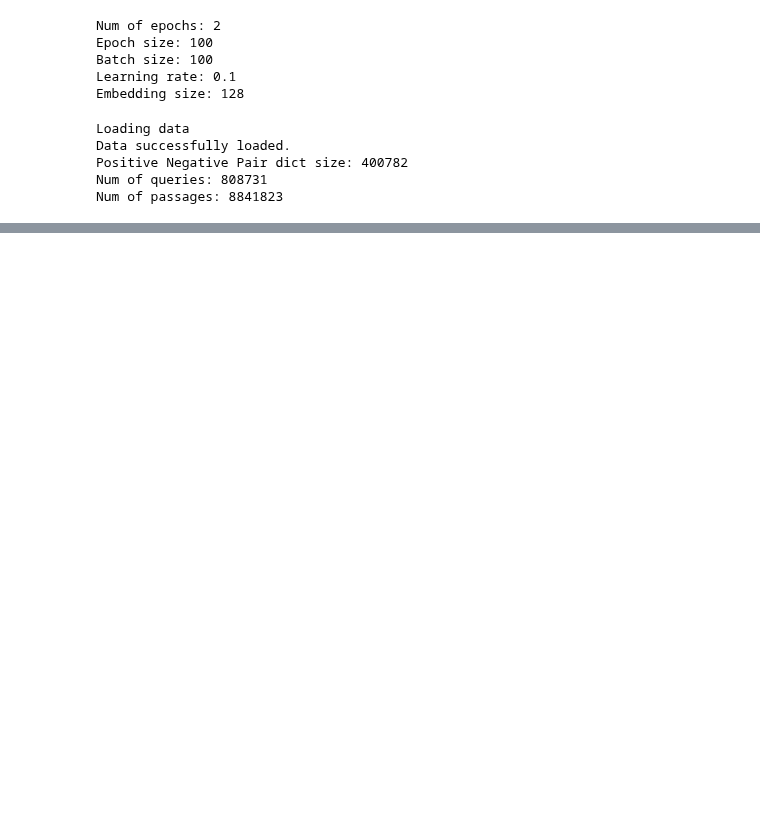
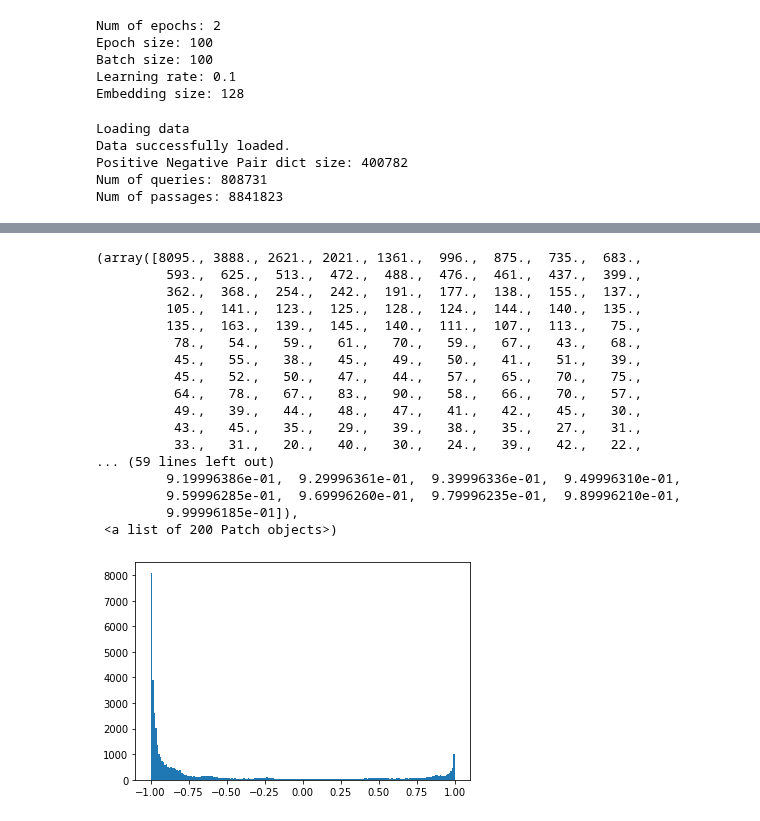
Before and after one commit to Chipxiang/search-exposure, a Jupyter notebook: dssm_main.ipynb, the cells around one changed output, grey strips where cells are left out. Saved outputs shown, nothing was run; the diff lists cells and outputs as text; code cells hidden in the pictures; blank space fills up the shorter version.

```diff
--- a/dssm_main.ipynb
+++ b/dssm_main.ipynb
@@ -55,0 +58,32 @@ qids = list(result_dict.keys())
+# %%
+with open('/home/jianx/data/results/result.teIn', 'w+') as f:
+    for qid in qids:
+        for rank, item in enumerate(sorted(result_dict[qid].items(), key=lambda x: (x[1], [-1, 1][random.randrange(2)]), reverse=True)):
+            f.write("{} Q0 {} {} {} run-id\n".format(qid, item[0],rank+1, item[1]))
+# %%
+import pandas as pd
+import matplotlib.pyplot as plt
+all_scores = []
+for i in qids:
+    for item in sorted(result_dict[i].items(), key=lambda x: (x[1], [-1, 1][random.randrange(2)]), reverse=True):
+        all_scores.append(item[1])
+plt.hist(all_scores, bins=200)
+# %% [output]
+(array([8095., 3888., 2621., 2021., 1361.,  996.,  875.,  735.,  683.,
+         593.,  625.,  513.,  472.,  488.,  476.,  461.,  437.,  399.,
+         362.,  368.,  254.,  242.,  191.,  177.,  138.,  155.,  137.,
+         105.,  141.,  123.,  125.,  128.,  124.,  144.,  140.,  135.,
+         135.,  163.,  139.,  145.,  140.,  111.,  107.,  113.,   75.,
+          78.,   54.,   59.,   61.,   70.,   59.,   67.,   43.,   68.,
+          45.,   55.,   38.,   45.,   49.,   50.,   41.,   51.,   39.,
+          45.,   52.,   50.,   47.,   44.,   57.,   65.,   70.,   75.,
+          64.,   78.,   67.,   83.,   90.,   58.,   66.,   70.,   57.,
+          49.,   39.,   44.,   48.,   47.,   41.,   42.,   45.,   30.,
+          43.,   45.,   35.,   29.,   39.,   38.,   35.,   27.,   31.,
+          33.,   31.,   20.,   40.,   30.,   24.,   39.,   42.,   22.,
+... (59 lines left out)
+         9.19996386e-01,  9.29996361e-01,  9.39996336e-01,  9.49996310e-01,
+         9.59996285e-01,  9.69996260e-01,  9.79996235e-01,  9.89996210e-01,
+         9.99996185e-01]),
+ <a list of 200 Patch objects>)
+[figure, added]
```
Also changed, not shown: parts of 6 cells of this notebook, 2 other files.
